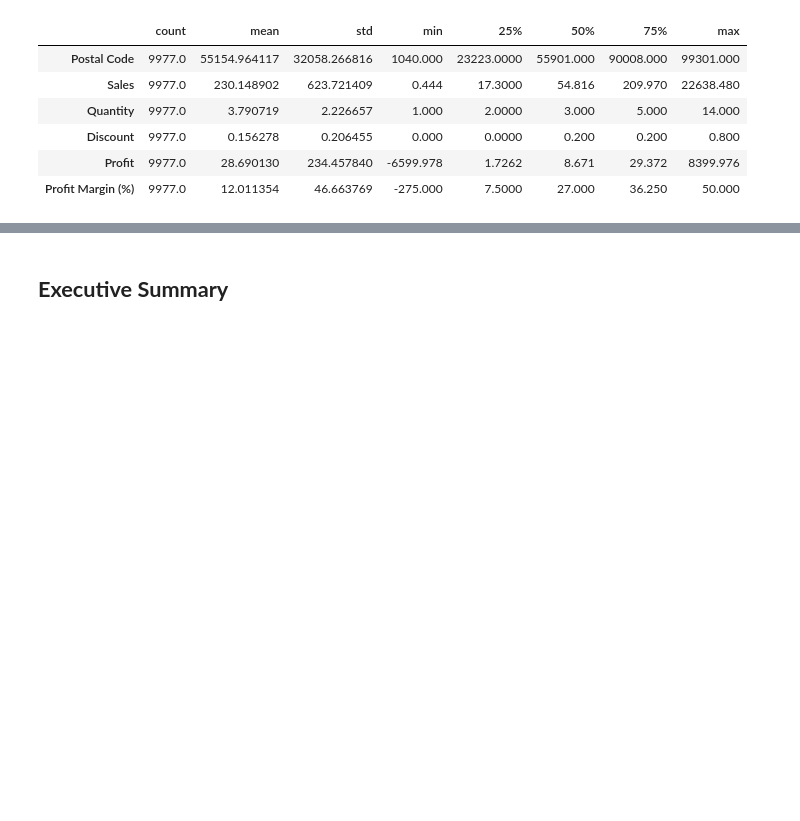
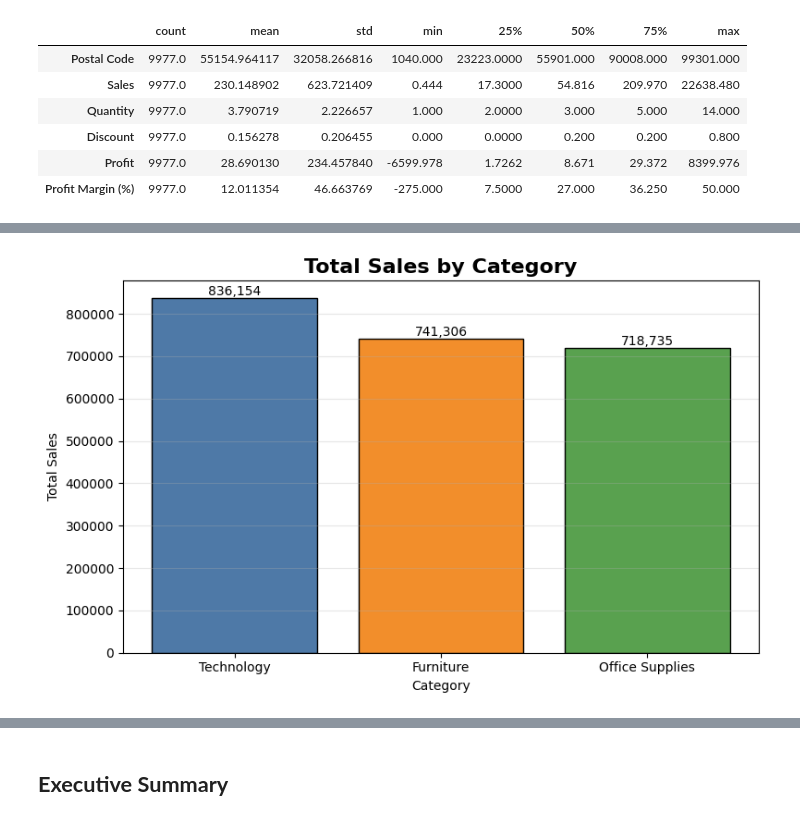
Before and after one commit to azahratawp-ctrl/Ecommerce-Sales-Analysis, a Jupyter notebook: E_CommerceSalesAnalysis.ipynb, the cells around one changed output, grey strips where cells are left out. Cells and saved outputs as stored; diff of their text form; code cells hidden in the pictures; blank space fills up the shorter version.

```diff
--- a/E_CommerceSalesAnalysis.ipynb
+++ b/E_CommerceSalesAnalysis.ipynb
@@ -535,0 +373,33 @@ plt.show()
+# %%
+colors = ["#4E79A7", "#F28E2B", "#59A14F"]
+
+plt.figure(figsize=(8,5))
+
+bars = plt.bar(
+    sales_category.index,
+    sales_category.values,
+    color=colors,
+    edgecolor="black"
+)
+
+plt.title("Total Sales by Category", fontsize=16, fontweight="bold")
+plt.xlabel("Category")
+plt.ylabel("Total Sales")
+
+plt.grid(axis="y", alpha=0.3)
+
+for bar in bars:
+    height = bar.get_height()
+    plt.text(
+        bar.get_x()+bar.get_width()/2,
+        height,
+        f"{height:,.0f}",
+        ha="center",
+        va="bottom",
+        fontsize=10
+    )
+
+plt.tight_layout()
+plt.show()
+# %% [output]
+[figure, added]
```
Also changed, not shown: parts of 73 cells of this notebook.
